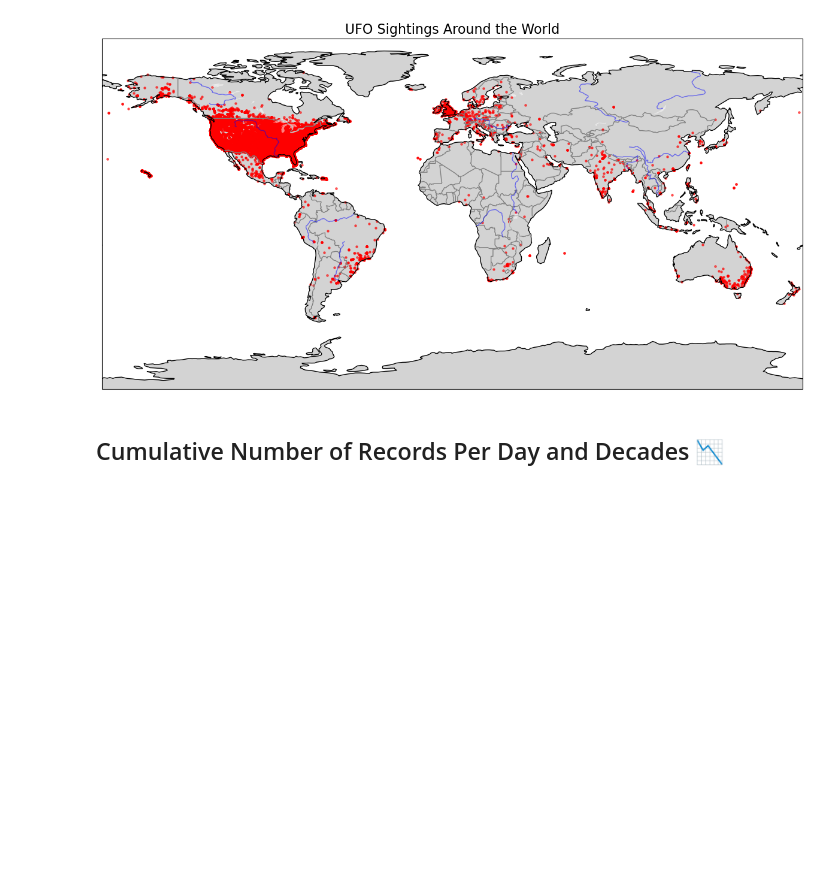
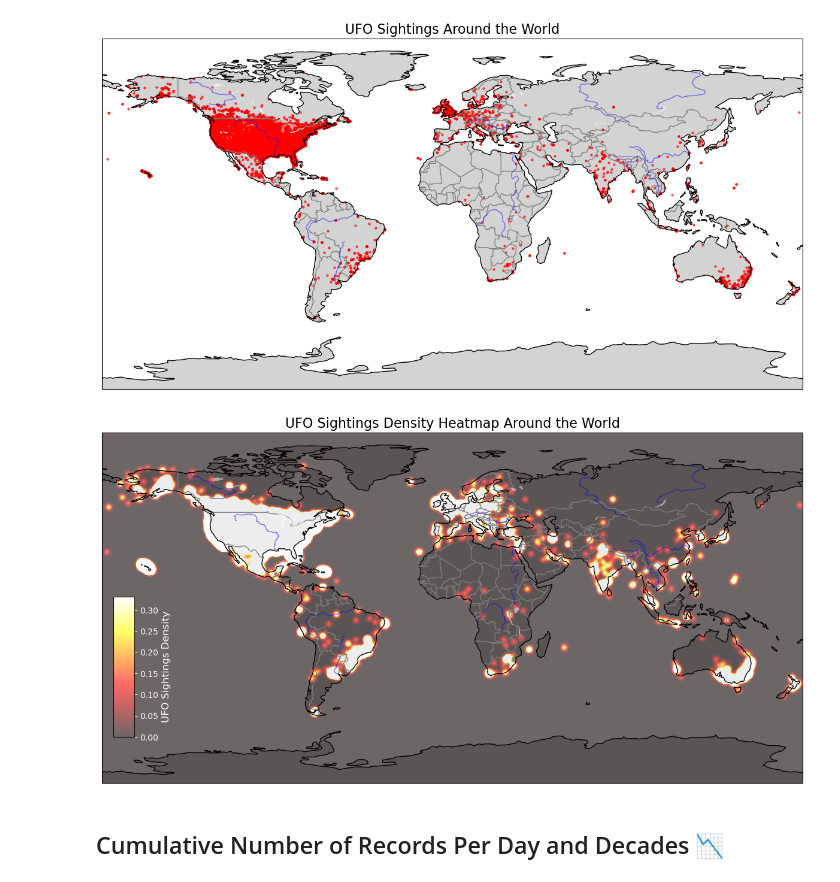
Before and after one commit to leovsferreira/ufo-conspiracy, a Jupyter notebook: notebooks/preprocess_ufo_data.ipynb, the cells around one changed output. Saved outputs shown, nothing was run; the diff lists cells and outputs as text; code cells hidden in the pictures; blank space fills up the shorter version.

Commit message:
adding heatmap plot to analysis

```diff
--- a/notebooks/preprocess_ufo_data.ipynb
+++ b/notebooks/preprocess_ufo_data.ipynb
@@ -286,6 +286,74 @@ plt.tight_layout()
 plt.show()
 # %% [output]
 [figure]
+# %%
+import matplotlib.pyplot as plt
+import scipy.ndimage as ndimage
+from mpl_toolkits.axes_grid1.inset_locator import inset_axes
+
+# Define bins and compute a 2D histogram (density)
+# Use 1-degree bins for longitude (-180 to 180) and latitude (-90 to 90)
+lon_bins = np.linspace(-180, 180, 361)  # 360 bins of 1 degree each
+lat_bins = np.linspace(-90, 90, 181)      # 180 bins of 1 degree each
+
+# Compute the 2D histogram.
+# Note: np.histogram2d returns density with shape (len(lon_bins)-1, len(lat_bins)-1)
+density, lon_edges, lat_edges = np.histogram2d(
+    df_coords['longitude'],
+    df_coords['latitude'],
+    bins=[lon_bins, lat_bins]
+)
+
+# Smooth the density using a Gaussian filter
+# Adjust sigma (the standard deviation for Gaussian kernel) as needed for smoothing
+density_smooth = ndimage.gaussian_filter(density, sigma=1)
+
+# For scaling: use the 95th percentile as the vmax so that very high values don't skew the colormap
+vmax = np.percentile(density_smooth, 95)
+
+# Plot the world map with Cartopy and overlay the heatmap
+fig, ax = plt.subplots(figsize=(12, 8), subplot_kw={'projection': ccrs.PlateCarree()})
+ax.set_global()
+
+# Add background features for context
+ax.add_feature(cfeature.LAND, facecolor='lightgray')
+ax.add_feature(cfeature.OCEAN, facecolor='white')
+ax.add_feature(cfeature.COASTLINE)
+ax.add_feature(cfeature.BORDERS, edgecolor='gray')
+ax.add_feature(cfeature.LAKES, facecolor='white', alpha=0.5)
+ax.add_feature(cfeature.RIVERS, edgecolor='blue', alpha=0.5)
+
+# Use imshow to overlay the smoothed heatmap
+# Note:
+# - We transpose density_smooth so that the first axis corresponds to latitude.
+# - The 'extent' parameter aligns the heatmap with the longitude and latitude ranges.
+mesh = ax.imshow(
+    density_smooth.T,
+    extent=[lon_bins[0], lon_bins[-1], lat_bins[0], lat_bins[-1]],
+    origin='lower',
+    cmap='hot',
+    alpha=0.6,
+    interpolation='bilinear',
+    transform=ccrs.PlateCarree(),
+    vmin=0,
+    vmax=vmax
+)
+
+# Add an inset colorbar inside the map
+# Create an inset axes for the colorbar
+cax = inset_axes(ax, width="3%", height="40%", loc='lower left',
+                 bbox_to_anchor=(0.01, 0.12, 1, 1),
+                 bbox_transform=ax.transAxes)
+cbar = fig.colorbar(mesh, cax=cax, orientation="vertical")
+cbar.set_label("UFO Sightings Density", fontsize=12, color='white')
+cbar.ax.tick_params(labelsize=10, colors='white')
+
+# Title and display
+ax.set_title("UFO Sightings Density Heatmap Around the World", fontsize=16)
+plt.tight_layout()
+plt.show()
+# %% [output]
+[figure, added]
 # %% [markdown]
 ## Cumulative Number of Records Per Day and Decades 📉
 # %%
```
Also changed, not shown: parts of 1 cell of this notebook.
